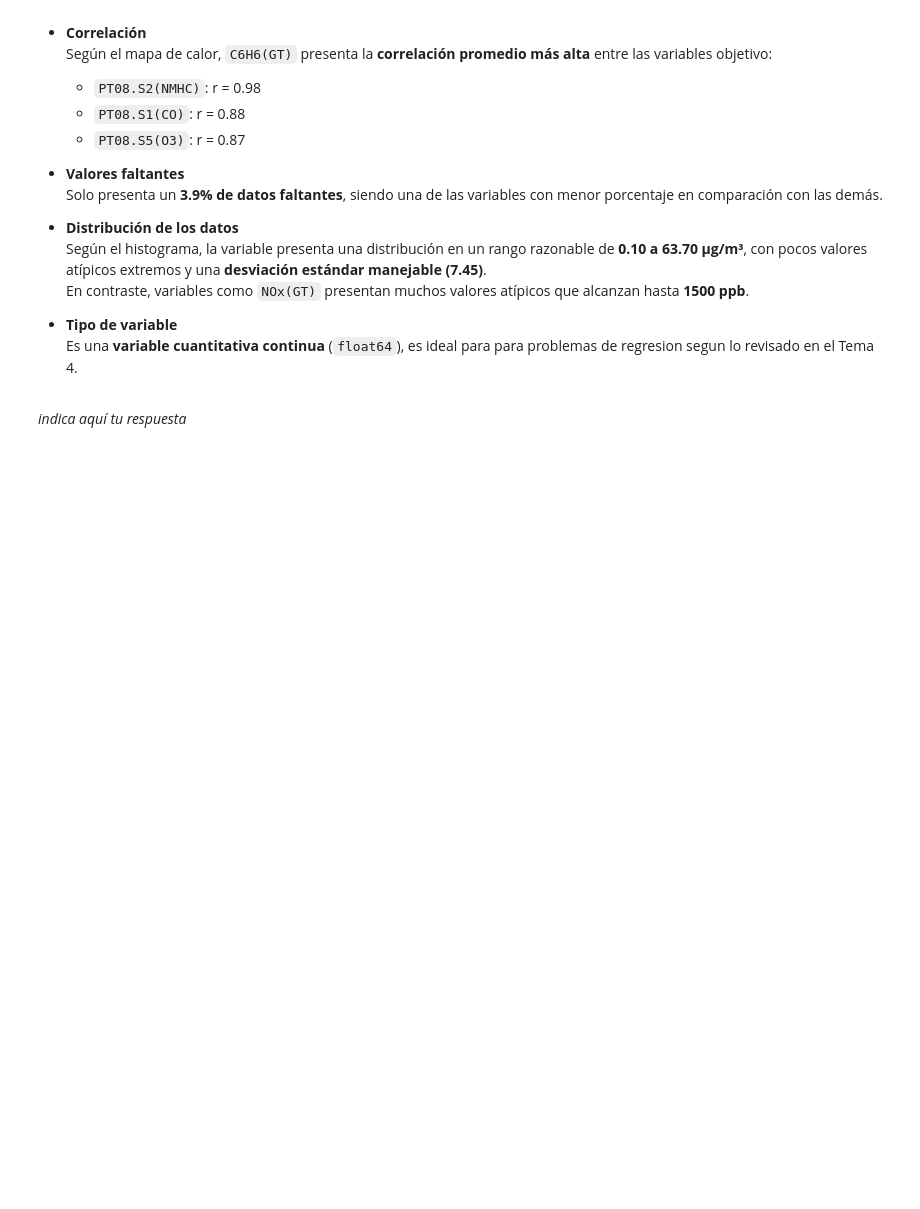
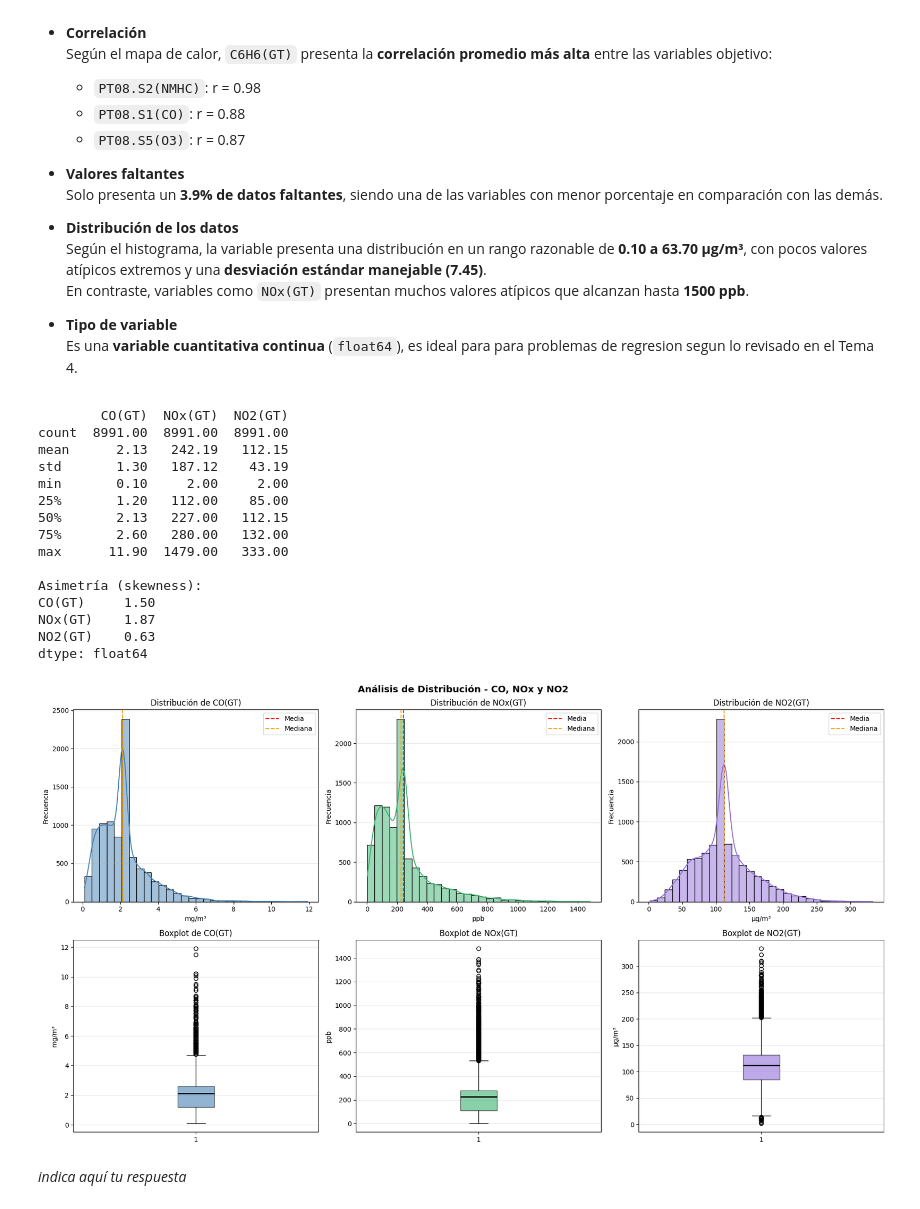
Before and after one commit to criszhirzhan/maestria_PLN_resources, a Jupyter notebook: AprendizajeAutomatico/Laboratorio_Actividad_1.ipynb, the cells around one changed output. Cells and saved outputs as stored; diff of their text form; code cells hidden in the pictures; blank space fills up the shorter version.

```diff
--- a/AprendizajeAutomatico/Laboratorio_Actividad_1.ipynb
+++ b/AprendizajeAutomatico/Laboratorio_Actividad_1.ipynb
@@ -440,6 +440,65 @@ Para este caso, se seleccionó la variable **`C6H6(GT)`** (concentración de ben
   Es una **variable cuantitativa continua** (`float64`), es ideal para para problemas de regresion segun lo revisado en el Tema 4.
 # %%
 ## Si te fijas en los estadísticos del dataset, ¿cómo es la distribución de las variables, CO, NOx y NO2?
+# Estadísticos descriptivos de las 3 variables
+print(df[['CO(GT)', 'NOx(GT)', 'NO2(GT)']].describe().round(2))
+
+# Asimetría (skewness) - qué tan sesgada está la distribución
+print("\nAsimetría (skewness):")
+print(df[['CO(GT)', 'NOx(GT)', 'NO2(GT)']].skew().round(2))
+
+import matplotlib.pyplot as plt
+import seaborn as sns
+
+fig, axes = plt.subplots(2, 3, figsize=(18, 10))
+fig.suptitle('Análisis de Distribución - CO, NOx y NO2',
+             fontsize=14, fontweight='bold')
+
+variables = ['CO(GT)', 'NOx(GT)', 'NO2(GT)']
+unidades  = ['mg/m³',  'ppb',     'µg/m³']
+colores   = ['steelblue', 'mediumseagreen', 'mediumpurple']
+
+# FILA 1: Histograma + curva de densidad
+for i, (var, unidad, color) in enumerate(zip(variables, unidades, colores)):
+    sns.histplot(df[var].dropna(), bins=30, kde=True,
+                 color=color, ax=axes[0, i])
+    axes[0, i].set_title(f'Distribución de {var}')
+    axes[0, i].set_xlabel(unidad)
+    axes[0, i].set_ylabel('Frecuencia')
+    axes[0, i].axvline(df[var].mean(),   color='red',    linestyle='--', label='Media')
+    axes[0, i].axvline(df[var].median(), color='orange', linestyle='--', label='Mediana')
+    axes[0, i].legend()
+    axes[0, i].grid(axis='y', alpha=0.3)
+
+# FILA 2: Boxplot
+for i, (var, unidad, color) in enumerate(zip(variables, unidades, colores)):
+    axes[1, i].boxplot(df[var].dropna(),
+                       patch_artist=True,
+                       boxprops=dict(facecolor=color, alpha=0.6),
+                       medianprops=dict(color='black', linewidth=2))
+    axes[1, i].set_title(f'Boxplot de {var}')
+    axes[1, i].set_ylabel(unidad)
+    axes[1, i].grid(axis='y', alpha=0.3)
+
+plt.tight_layout()
+plt.show()
+# %% [output]
+        CO(GT)  NOx(GT)  NO2(GT)
+count  8991.00  8991.00  8991.00
+mean      2.13   242.19   112.15
+std       1.30   187.12    43.19
+min       0.10     2.00     2.00
+25%       1.20   112.00    85.00
+50%       2.13   227.00   112.15
+75%       2.60   280.00   132.00
+max      11.90  1479.00   333.00
+
+Asimetría (skewness):
+CO(GT)     1.50
+NOx(GT)    1.87
+NO2(GT)    0.63
+dtype: float64
+[figure, added]
 # %% [markdown]
 _indica aquí tu respuesta_
 # %% [markdown]
```
